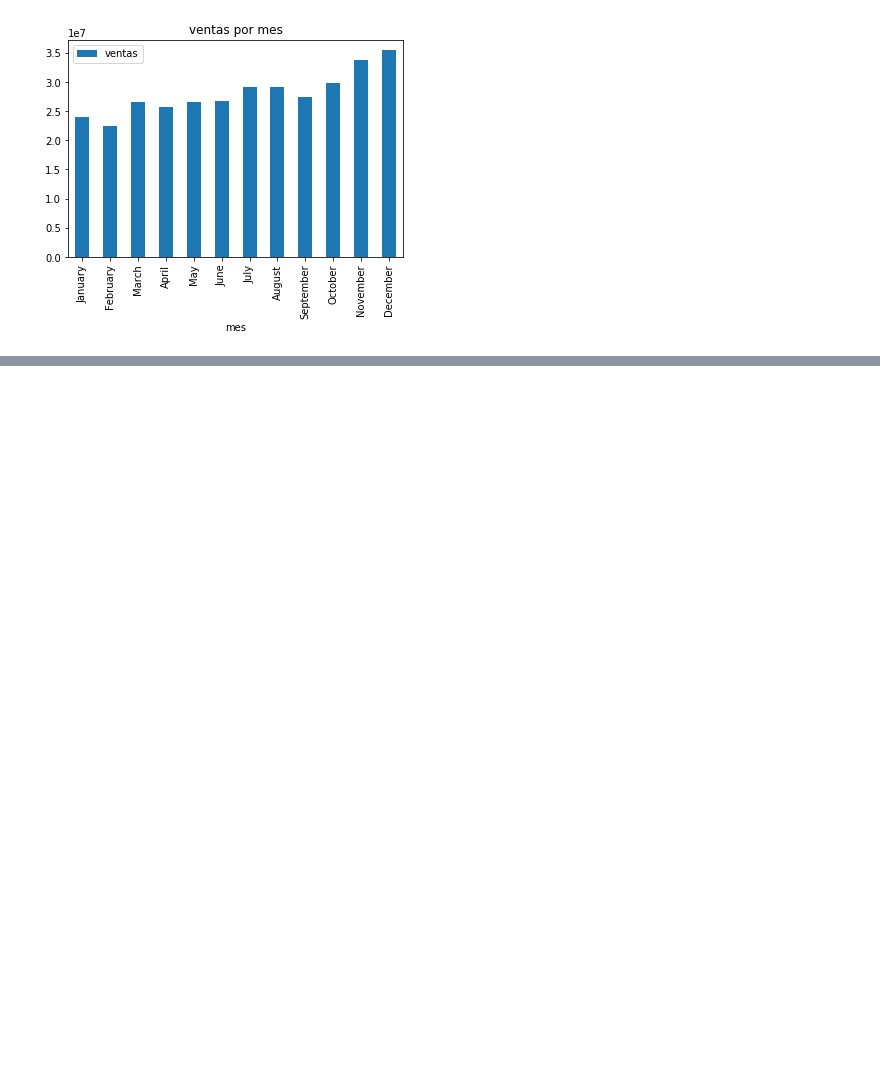
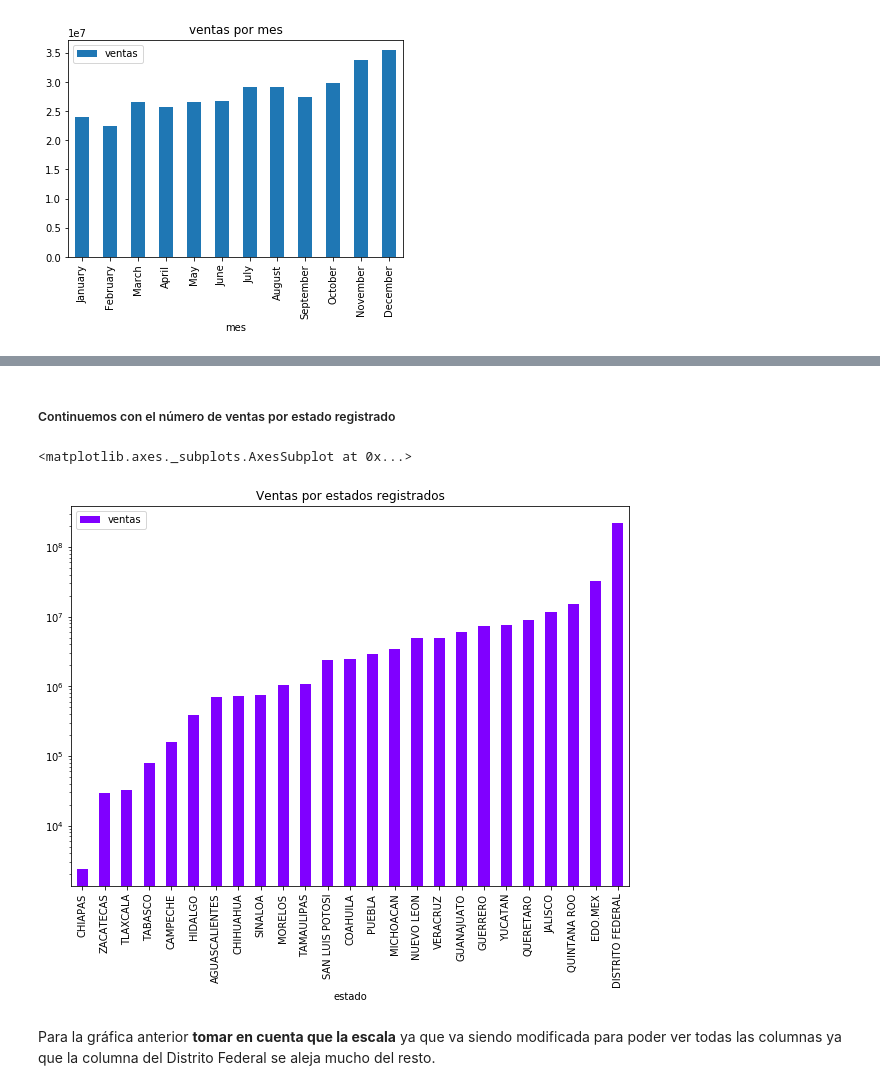
Before and after one commit to JOBA25/Proyecto_Bedu_Alpura, a Jupyter notebook: Proyecto_Bedu_Sello_rojo.ipynb, the cells around one changed output, grey strips where cells are left out. Drawn from its saved outputs; the diff is of its cells as text; code cells hidden in the pictures; blank space fills up the shorter version.

```diff
--- a/Proyecto_Bedu_Sello_rojo.ipynb
+++ b/Proyecto_Bedu_Sello_rojo.ipynb
@@ -62,0 +74,14 @@ Pero sigamos viendo que más podemos descubrir
+# %% [markdown]
+##### Continuemos con el número de ventas por estado registrado
+# %%
+cursor.execute("SELECT * FROM ventas_estado")
+df = pd.DataFrame(cursor)
+df.columns = ["ventas","estado"]
+df["ventas"] = df["ventas"].astype(float)
+#df.plot.pie(y = "ventas", figsize = (15,15))
+df.plot(kind="bar",x = "estado" ,title="Ventas por estados registrados", colormap = "rainbow",logy = True ,use_index = True,figsize=(10,7))
+# %% [output]
+<matplotlib.axes._subplots.AxesSubplot at 0x...>
+[figure, added]
+# %% [markdown]
+Para la gráfica anterior **tomar en cuenta que la escala** ya que va siendo modificada para poder ver todas las columnas ya que la columna del Distrito Federal se aleja mucho del resto.
```
Also changed, not shown: parts of 3 cells of this notebook.
